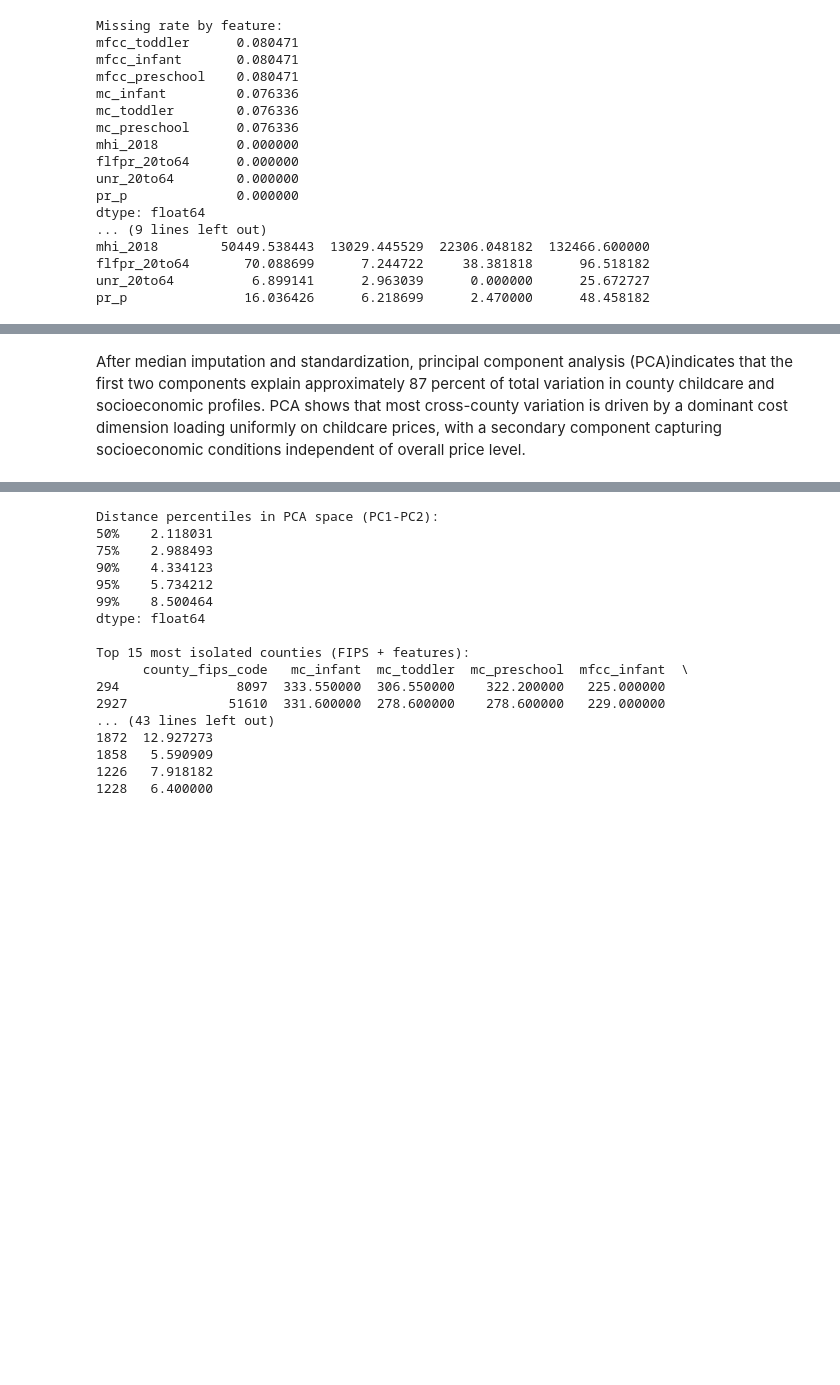
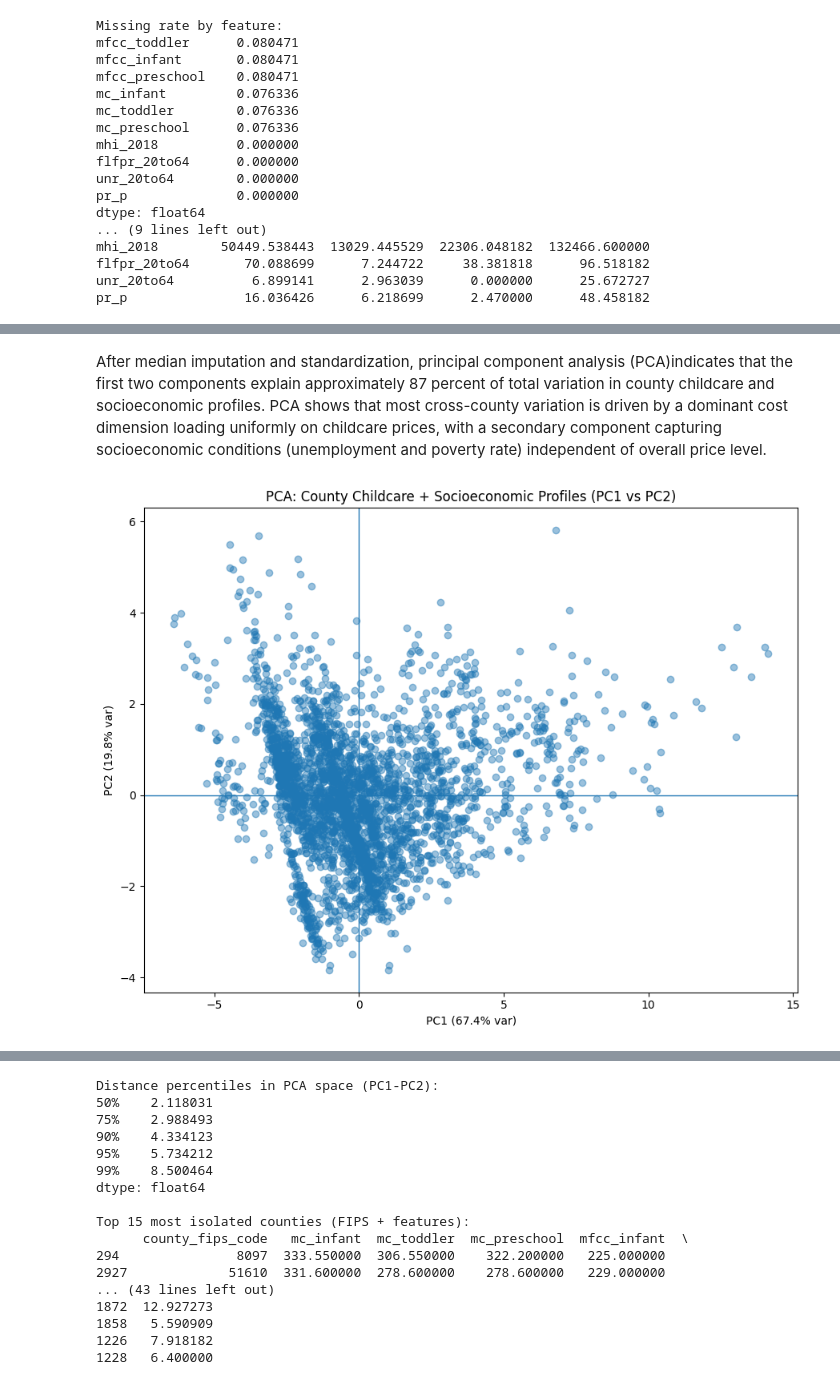
Before and after one commit to shonnvs-code/Team4-A1-BA820-Project, a Jupyter notebook: Kai_Tran_ProjectM2_Q1_BA820_Team_4_Childcare_Costs.ipynb, the cells around one changed output, grey strips where cells are left out. Saved outputs shown, nothing was run; the diff lists cells and outputs as text; code cells hidden in the pictures; blank space fills up the shorter version.

```diff
--- a/Kai_Tran_ProjectM2_Q1_BA820_Team_4_Childcare_Costs.ipynb
+++ b/Kai_Tran_ProjectM2_Q1_BA820_Team_4_Childcare_Costs.ipynb
@@ -161,11 +171,7 @@ plt.show()
 [figure]
 # %%
 # County-level averages (one row per county)
-df_avg = (
-    df.groupby("county_fips_code")
-      .mean(numeric_only=True)
-      .reset_index()
-)
+df_avg = (df.groupby("county_fips_code").mean(numeric_only=True).reset_index())
 
 # Select childcare cost + socioeconomic variables for a "county profile"
 feature_cols = [
@@ -284,8 +291,0 @@ Missingness is limited to childcare price variables, with approximately 7–8 pe
-# %%
-# 3) Impute missing values + standardize
-# ------------------------------------------------------------
-imputer = SimpleImputer(strategy="median")
-X_imputed = imputer.fit_transform(X)
-
-scaler = StandardScaler()
-X_scaled = scaler.fit_transform(X_imputed)
@@ -330,2 +439,18 @@ pr_p           -0.233206  0.498547
 # %% [markdown]
-After median imputation and standardization, principal component analysis (PCA)indicates that the first two components explain approximately 87 percent of total variation in county childcare and socioeconomic profiles. PCA shows that most cross-county variation is driven by a dominant cost dimension loading uniformly on childcare prices, with a secondary component capturing socioeconomic conditions independent of overall price level.
+After median imputation and standardization, principal component analysis (PCA)indicates that the first two components explain approximately 87 percent of total variation in county childcare and socioeconomic profiles. PCA shows that most cross-county variation is driven by a dominant cost dimension loading uniformly on childcare prices, with a secondary component capturing socioeconomic conditions (unemployment and poverty rate) independent of overall price level.
+# %%
+# Plot PC1 vs PC2 (main structure plot)
+
+plt.figure(figsize=(9, 7))
+plt.scatter(X_pca[:, 0], X_pca[:, 1], alpha=0.45)
+
+plt.axhline(0, linewidth=1)
+plt.axvline(0, linewidth=1)
+
+plt.xlabel(f"PC1 ({explained[0]*100:.1f}% var)")
+plt.ylabel(f"PC2 ({explained[1]*100:.1f}% var)")
+plt.title("PCA: County Childcare + Socioeconomic Profiles (PC1 vs PC2)")
+plt.tight_layout()
+plt.show()
+# %% [output]
+[figure, added]
```
Also changed, not shown: parts of 42 cells of this notebook.
